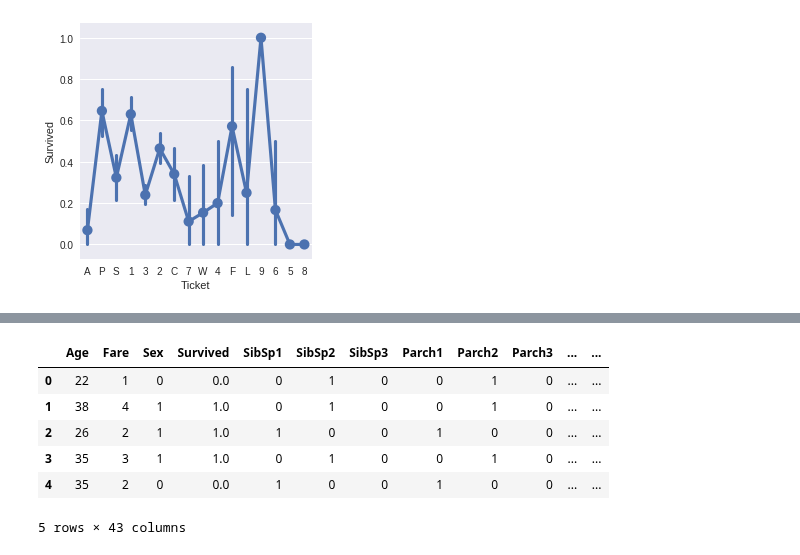
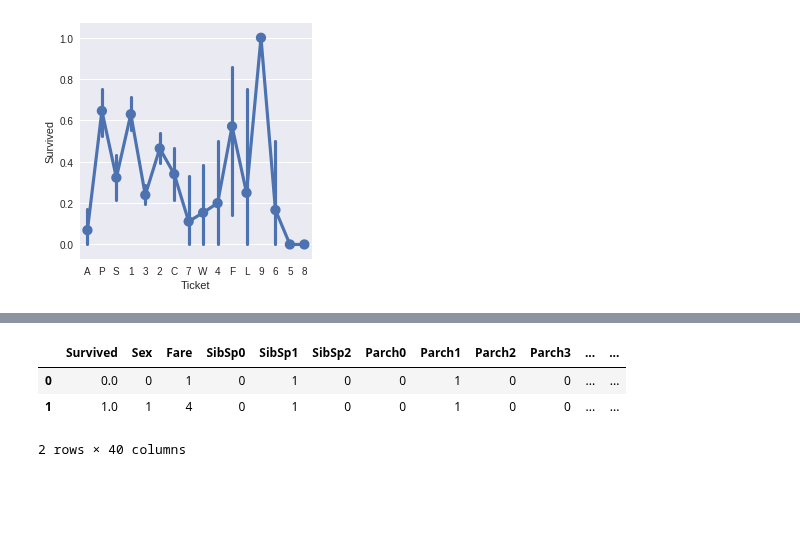
Before and after one commit to ShichengChen/kaggle, a Jupyter notebook: Titanic/titanic.ipynb, the cells around one changed output, grey strips where cells are left out. Drawn from its saved outputs; the diff is of its cells as text; code cells hidden in the pictures; blank space fills up the shorter version.

```diff
--- a/Titanic/titanic.ipynb
+++ b/Titanic/titanic.ipynb
@@ -768,13 +771,10 @@ ValueError: labels ['Embark_Q'] not contained in axis
 # %%
-dataset.head()
+dataset.head(2)
 # %% [output]
-|  | Age | Fare | Sex | Survived | SibSp1 | SibSp2 | SibSp3 | Parch1 | Parch2 | Parch3 | ... | ... |
-| 0 | 22 | 1 | 0 | 0.0 | 0 | 1 | 0 | 0 | 1 | 0 | ... | ... |
-| 1 | 38 | 4 | 1 | 1.0 | 0 | 1 | 0 | 0 | 1 | 0 | ... | ... |
-| 2 | 26 | 2 | 1 | 1.0 | 1 | 0 | 0 | 1 | 0 | 0 | ... | ... |
-| 3 | 35 | 3 | 1 | 1.0 | 0 | 1 | 0 | 0 | 1 | 0 | ... | ... |
-| 4 | 35 | 2 | 0 | 0.0 | 1 | 0 | 0 | 1 | 0 | 0 | ... | ... |
+|  | Survived | Sex | Fare | SibSp0 | SibSp1 | SibSp2 | Parch0 | Parch1 | Parch2 | Parch3 | ... | ... |
+| 0 | 0.0 | 0 | 1 | 0 | 1 | 0 | 0 | 1 | 0 | 0 | ... | ... |
+| 1 | 1.0 | 1 | 4 | 0 | 1 | 0 | 0 | 1 | 0 | 0 | ... | ... |
-5 rows × 43 columns
+2 rows × 40 columns
 # %%
 dataset.columns.values
 # %% [output]
```
Also changed, not shown: parts of 13 cells of this notebook, 3 other files.
